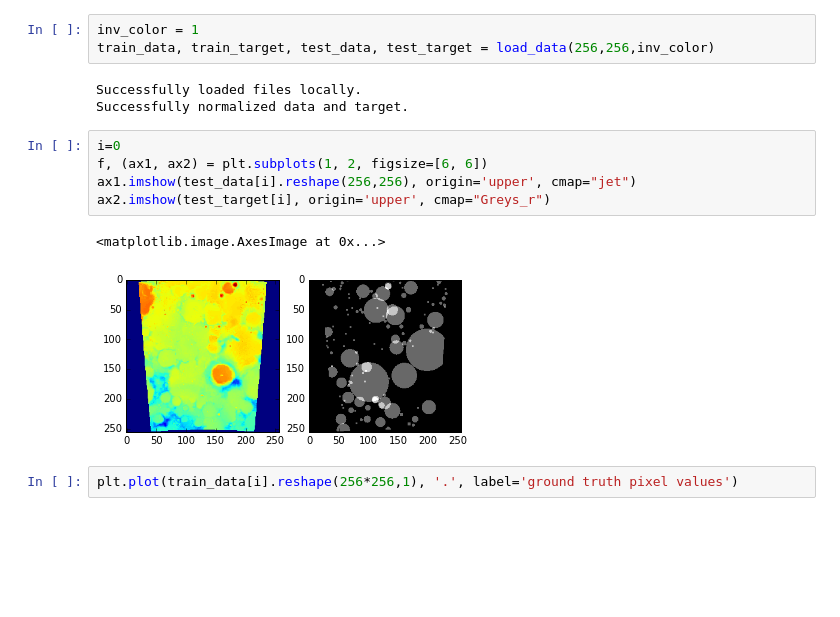
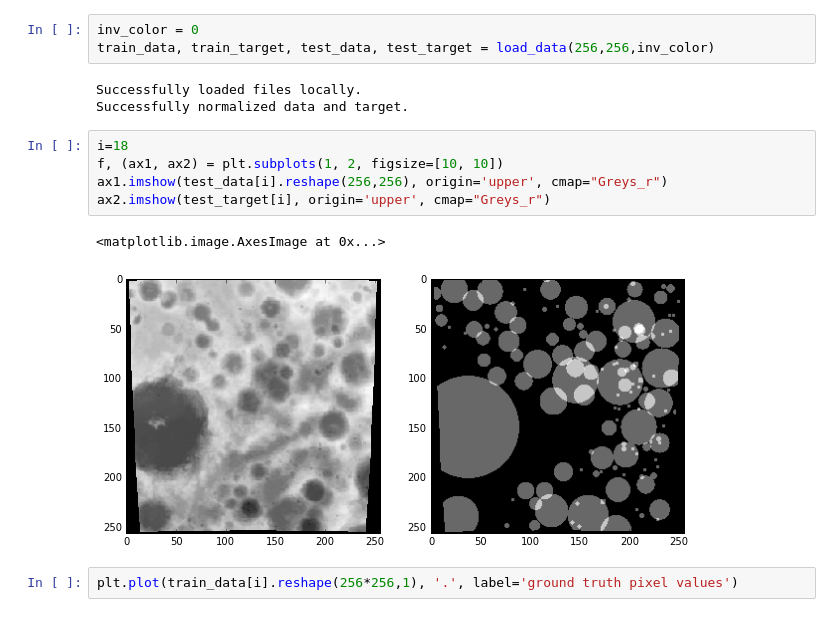
Before and after one commit to silburt/moon-craters, a Jupyter notebook: Analyze_model_s256_ari.ipynb, the cells around one changed output. Drawn from its saved outputs; the diff is of its cells as text; blank space fills up the shorter version.

```diff
--- a/Analyze_model_s256_ari.ipynb
+++ b/Analyze_model_s256_ari.ipynb
@@ -54,19 +54,19 @@ def load_data(im_width,im_height,inv_color_flag):
     print "Successfully normalized data and target."
     return train_data, train_target, test_data, test_target
 # %%
-inv_color = 1
+inv_color = 0
 train_data, train_target, test_data, test_target = load_data(256,256,inv_color)
 # %% [output]
 Successfully loaded files locally.
 Successfully normalized data and target.
 # %%
-i=0
-f, (ax1, ax2) = plt.subplots(1, 2, figsize=[6, 6])
-ax1.imshow(test_data[i].reshape(256,256), origin='upper', cmap="jet")
+i=18
+f, (ax1, ax2) = plt.subplots(1, 2, figsize=[10, 10])
+ax1.imshow(test_data[i].reshape(256,256), origin='upper', cmap="Greys_r")
 ax2.imshow(test_target[i], origin='upper', cmap="Greys_r")
 # %% [output]
 <matplotlib.image.AxesImage at 0x...>
-[figure, old version]
+[figure, new version]
 # %%
 plt.plot(train_data[i].reshape(256*256,1), '.', label='ground truth pixel values')
 # %% [output]
```
Also changed, not shown: parts of 6 cells of this notebook, 7 other files.
